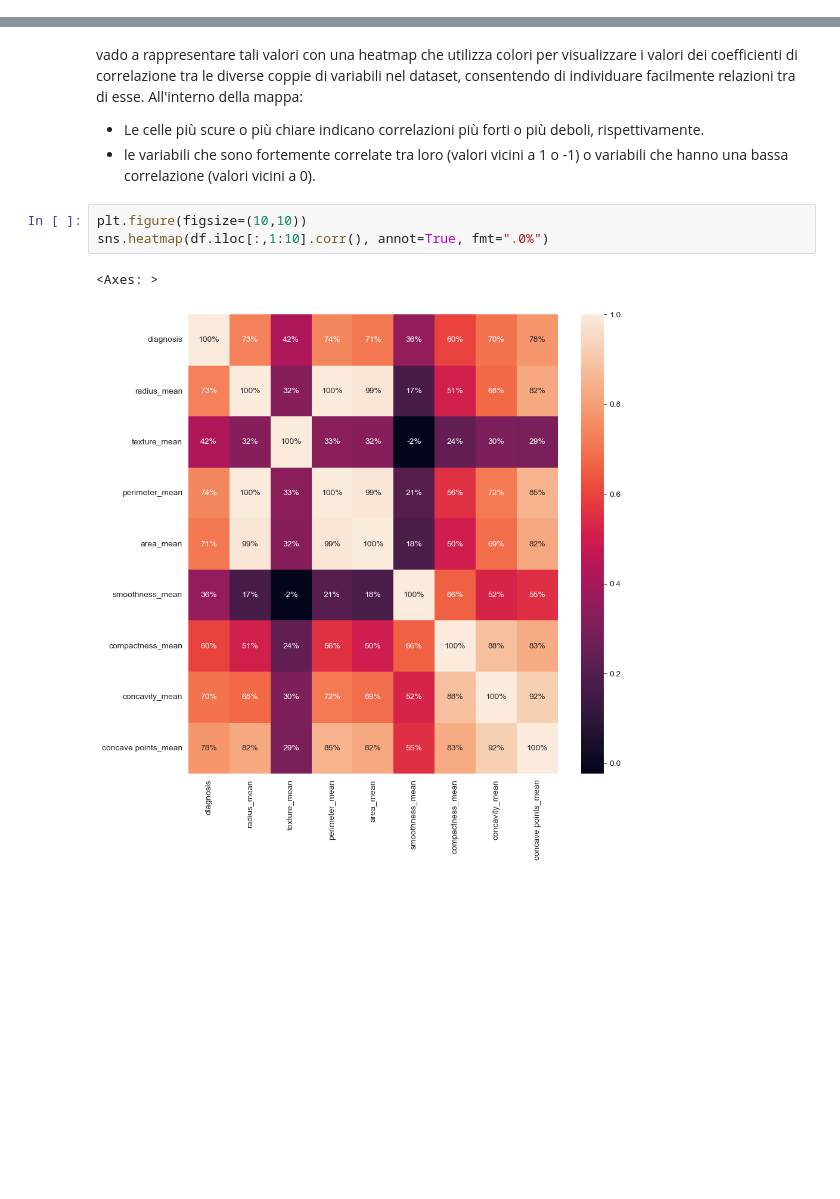
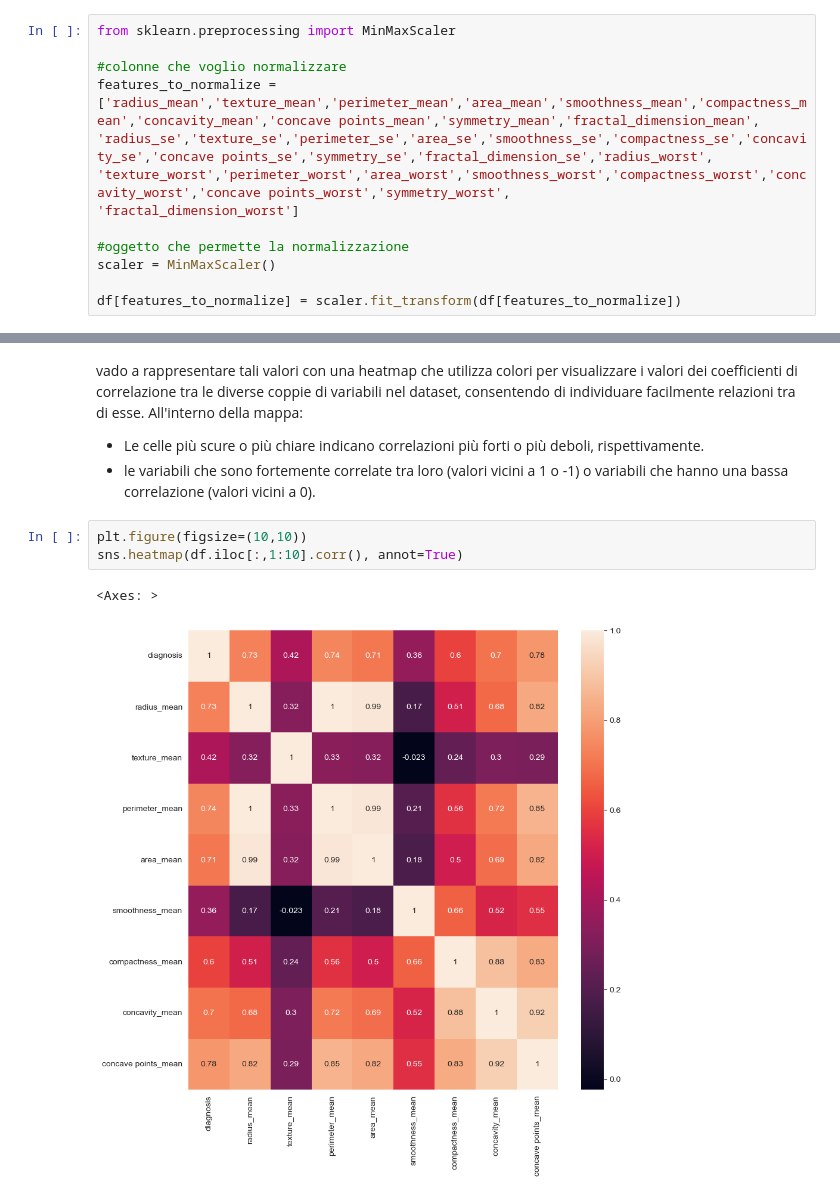
Before and after one commit to chiaracos/BreastCancerPrediction, a Jupyter notebook: BreastCancerPrediction.ipynb, the cells around one changed output, grey strips where cells are left out. Saved outputs shown, nothing was run; the diff lists cells and outputs as text; blank space fills up the shorter version.

```diff
--- a/BreastCancerPrediction.ipynb
+++ b/BreastCancerPrediction.ipynb
@@ -173,0 +180,13 @@ scrivi qualcosa...
+# %%
+from sklearn.preprocessing import MinMaxScaler
+
+#colonne che voglio normalizzare
+features_to_normalize = ['radius_mean','texture_mean','perimeter_mean','area_mean','smoothness_mean','compactness_mean','concavity_mean','concave points_mean','symmetry_mean','fractal_dimension_mean',
+'radius_se','texture_se','perimeter_se','area_se','smoothness_se','compactness_se','concavity_se','concave points_se','symmetry_se','fractal_dimension_se','radius_worst',
+'texture_worst','perimeter_worst','area_worst','smoothness_worst','compactness_worst','concavity_worst','concave points_worst','symmetry_worst',
+'fractal_dimension_worst']
+
+#oggetto che permette la normalizzazione
+scaler = MinMaxScaler()
+
+df[features_to_normalize] = scaler.fit_transform(df[features_to_normalize])
@@ -201,10 +242,10 @@ All'interno della mappa:
 - le variabili che sono fortemente correlate tra loro (valori vicini a 1 o -1) o variabili che hanno una bassa correlazione (valori vicini a 0).
 # %%
 plt.figure(figsize=(10,10))
-sns.heatmap(df.iloc[:,1:10].corr(), annot=True, fmt=".0%")
+sns.heatmap(df.iloc[:,1:10].corr(), annot=True)
 # %% [output]
 <Axes: >
-[figure, old version]
+[figure, new version]
 # %% [markdown]
 
 Dalla heatmap emergono svariate considerazioni facilemente spiegabili:
```
Also changed, not shown: parts of 22 cells of this notebook.
